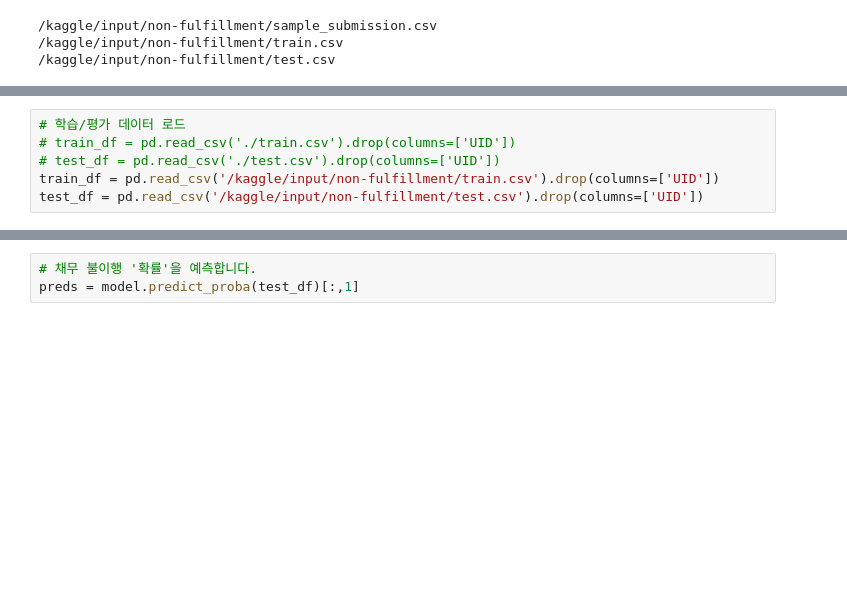
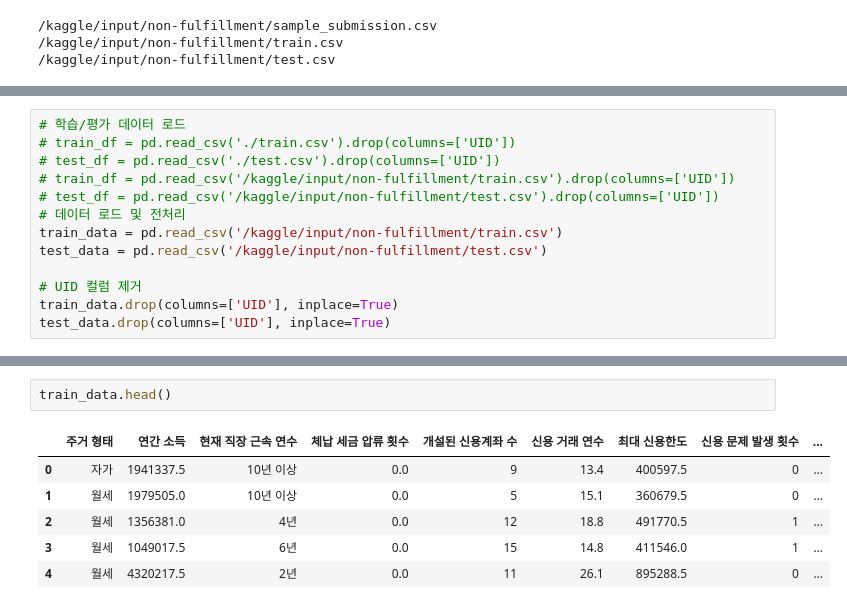
Before and after one commit to castberry10/ds, a Jupyter notebook: non-fulfillment-dacon.ipynb, the cells around one changed output, grey strips where cells are left out. Drawn from its saved outputs; the diff is of its cells as text; blank space fills up the shorter version.

Commit message:
Kaggle Notebook | non-fulfillment dacon | Version 2

```diff
--- a/non-fulfillment-dacon.ipynb
+++ b/non-fulfillment-dacon.ipynb
@@ -33,5 +56,12 @@ warnings.filterwarnings(action='ignore')
 # 학습/평가 데이터 로드
 # train_df = pd.read_csv('./train.csv').drop(columns=['UID'])
 # test_df = pd.read_csv('./test.csv').drop(columns=['UID'])
-train_df = pd.read_csv('/kaggle/input/non-fulfillment/train.csv').drop(columns=['UID'])
-test_df = pd.read_csv('/kaggle/input/non-fulfillment/test.csv').drop(columns=['UID'])
+# train_df = pd.read_csv('/kaggle/input/non-fulfillment/train.csv').drop(columns=['UID'])
+# test_df = pd.read_csv('/kaggle/input/non-fulfillment/test.csv').drop(columns=['UID'])
+# 데이터 로드 및 전처리
+train_data = pd.read_csv('/kaggle/input/non-fulfillment/train.csv')
+test_data = pd.read_csv('/kaggle/input/non-fulfillment/test.csv')
+
+# UID 컬럼 제거
+train_data.drop(columns=['UID'], inplace=True)
+test_data.drop(columns=['UID'], inplace=True)
@@ -118,3 +68,9 @@ XGBClassifier(base_score=None, booster=None, callbacks=None,
-# %%
-# 채무 불이행 '확률'을 예측합니다.
-preds = model.predict_proba(test_df)[:,1]
+# %%
+train_data.head()
+# %% [output]
+|  | 주거 형태 | 연간 소득 | 현재 직장 근속 연수 | 체납 세금 압류 횟수 | 개설된 신용계좌 수 | 신용 거래 연수 | 최대 신용한도 | 신용 문제 발생 횟수 | ... |
+| 0 | 자가 | 1941337.5 | 10년 이상 | 0.0 | 9 | 13.4 | 400597.5 | 0 | ... |
+| 1 | 월세 | 1979505.0 | 10년 이상 | 0.0 | 5 | 15.1 | 360679.5 | 0 | ... |
+| 2 | 월세 | 1356381.0 | 4년 | 0.0 | 12 | 18.8 | 491770.5 | 1 | ... |
+| 3 | 월세 | 1049017.5 | 6년 | 0.0 | 15 | 14.8 | 411546.0 | 1 | ... |
+| 4 | 월세 | 4320217.5 | 2년 | 0.0 | 11 | 26.1 | 895288.5 | 0 | ... |
```
Also changed, not shown: parts of 7 cells of this notebook.
